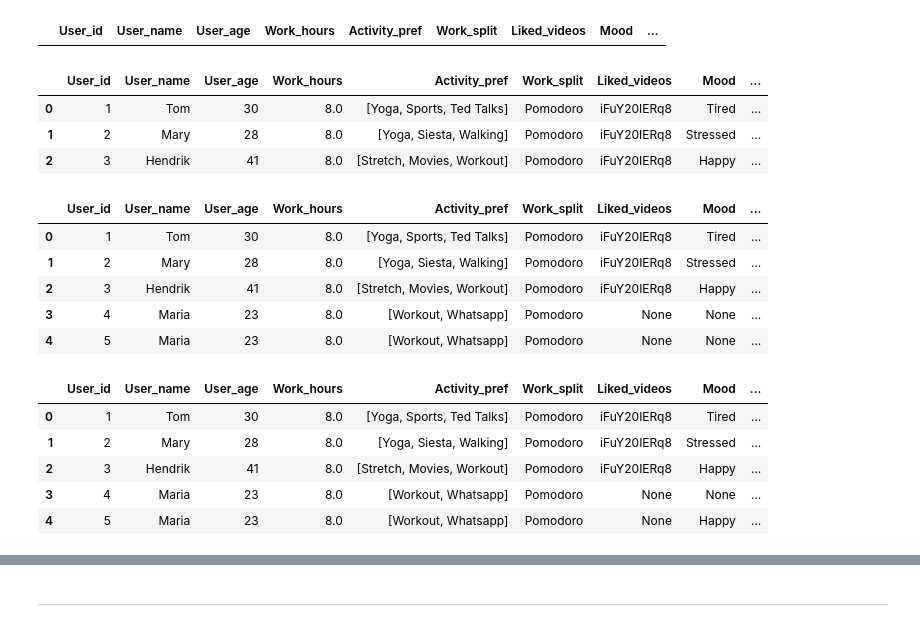
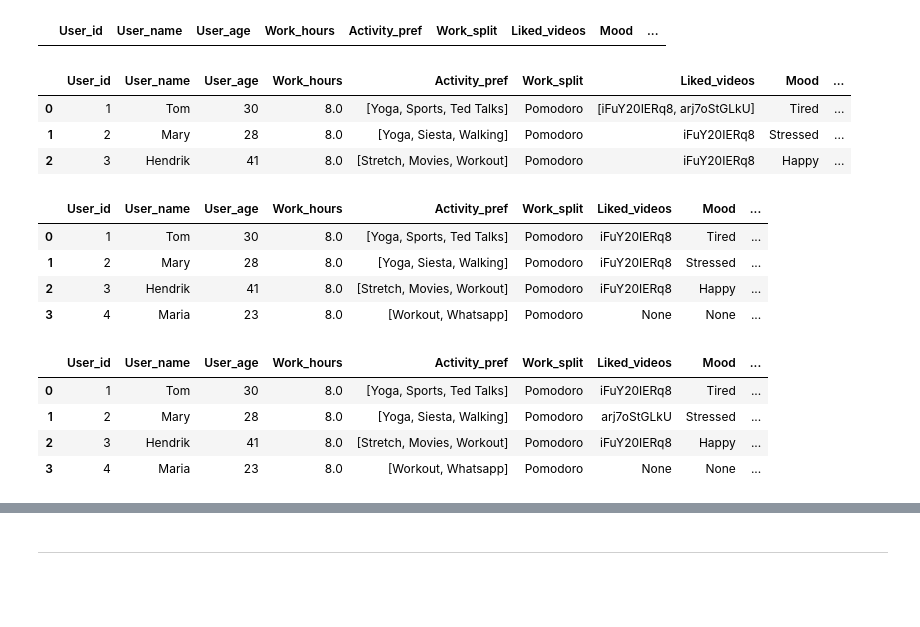
Before and after one commit to RoxannaW/Reto_tripulaciones, a Jupyter notebook: user_database.ipynb, the cells around one changed output, grey strips where cells are left out. Cells and saved outputs as stored; diff of their text form; code cells hidden in the pictures; blank space fills up the shorter version.

```diff
--- a/user_database.ipynb
+++ b/user_database.ipynb
@@ -20,14 +20,14 @@ df_users
 # %%
 # add new user and info
 
-df_users = df_users.append({'User_id': 1, 'User_name': 'Tom', 'User_age': 30, 'Work_hours': 8, 'Activity_pref': ["Yoga", "Sports", "Ted Talks"], 'Work_split': 'Pomodoro', 'Liked_videos': 'iFuY20IERq8', 'Mood': 'Tired', 'Distr_daily':50, 'Distr_total':150 }, ignore_index=True)
+df_users = df_users.append({'User_id': 1, 'User_name': 'Tom', 'User_age': 30, 'Work_hours': 8, 'Activity_pref': ["Yoga", "Sports", "Ted Talks"], 'Work_split': 'Pomodoro', 'Liked_videos': ['iFuY20IERq8', "arj7oStGLkU",'GwRzjFQa_Og'], 'Mood': 'Tired', 'Distr_daily':50, 'Distr_total':150 }, ignore_index=True)
 df_users = df_users.append({'User_id': 2, 'User_name': 'Mary', 'User_age': 28, 'Work_hours': 8, 'Activity_pref': ["Yoga", "Siesta", "Walking"], 'Work_split': 'Pomodoro', 'Liked_videos': 'iFuY20IERq8', 'Mood': 'Stressed', 'Distr_daily':100, 'Distr_total':600 }, ignore_index=True)
 df_users = df_users.append({'User_id': 3, 'User_name': 'Hendrik', 'User_age': 41, 'Work_hours': 8, 'Activity_pref': ["Stretch", "Movies", "Workout"], 'Work_split': 'Pomodoro', 'Liked_videos': 'iFuY20IERq8', 'Mood': 'Happy', 'Distr_daily':5, 'Distr_total':20 }, ignore_index=True)
 # %%
 df_users
 # %% [output]
 |  | User_id | User_name | User_age | Work_hours | Activity_pref | Work_split | Liked_videos | Mood | ... |
-| 0 | 1 | Tom | 30 | 8.0 | [Yoga, Sports, Ted Talks] | Pomodoro | iFuY20IERq8 | Tired | ... |
+| 0 | 1 | Tom | 30 | 8.0 | [Yoga, Sports, Ted Talks] | Pomodoro | [iFuY20IERq8, arj7oStGLkU] | Tired | ... |
 | 1 | 2 | Mary | 28 | 8.0 | [Yoga, Siesta, Walking] | Pomodoro | iFuY20IERq8 | Stressed | ... |
 | 2 | 3 | Hendrik | 41 | 8.0 | [Stretch, Movies, Workout] | Pomodoro | iFuY20IERq8 | Happy | ... |
 # %%
@@ -47,18 +47,16 @@ df_users
 | 1 | 2 | Mary | 28 | 8.0 | [Yoga, Siesta, Walking] | Pomodoro | iFuY20IERq8 | Stressed | ... |
 | 2 | 3 | Hendrik | 41 | 8.0 | [Stretch, Movies, Workout] | Pomodoro | iFuY20IERq8 | Happy | ... |
 | 3 | 4 | Maria | 23 | 8.0 | [Workout, Whatsapp] | Pomodoro | None | None | ... |
-| 4 | 5 | Maria | 23 | 8.0 | [Workout, Whatsapp] | Pomodoro | None | None | ... |
 # %%
 #Change specific value of column
-df_users.at[4, 'Mood'] = "Happy"
+df_users.at[1, 'Liked_videos'] = "arj7oStGLkU"
 df_users
 # %% [output]
 |  | User_id | User_name | User_age | Work_hours | Activity_pref | Work_split | Liked_videos | Mood | ... |
 | 0 | 1 | Tom | 30 | 8.0 | [Yoga, Sports, Ted Talks] | Pomodoro | iFuY20IERq8 | Tired | ... |
-| 1 | 2 | Mary | 28 | 8.0 | [Yoga, Siesta, Walking] | Pomodoro | iFuY20IERq8 | Stressed | ... |
+| 1 | 2 | Mary | 28 | 8.0 | [Yoga, Siesta, Walking] | Pomodoro | arj7oStGLkU | Stressed | ... |
 | 2 | 3 | Hendrik | 41 | 8.0 | [Stretch, Movies, Workout] | Pomodoro | iFuY20IERq8 | Happy | ... |
 | 3 | 4 | Maria | 23 | 8.0 | [Workout, Whatsapp] | Pomodoro | None | None | ... |
-| 4 | 5 | Maria | 23 | 8.0 | [Workout, Whatsapp] | Pomodoro | None | Happy | ... |
 # %%
 #Save dataframe as Json
 
```
Also changed, not shown: parts of 13 cells of this notebook, 29 other files.
